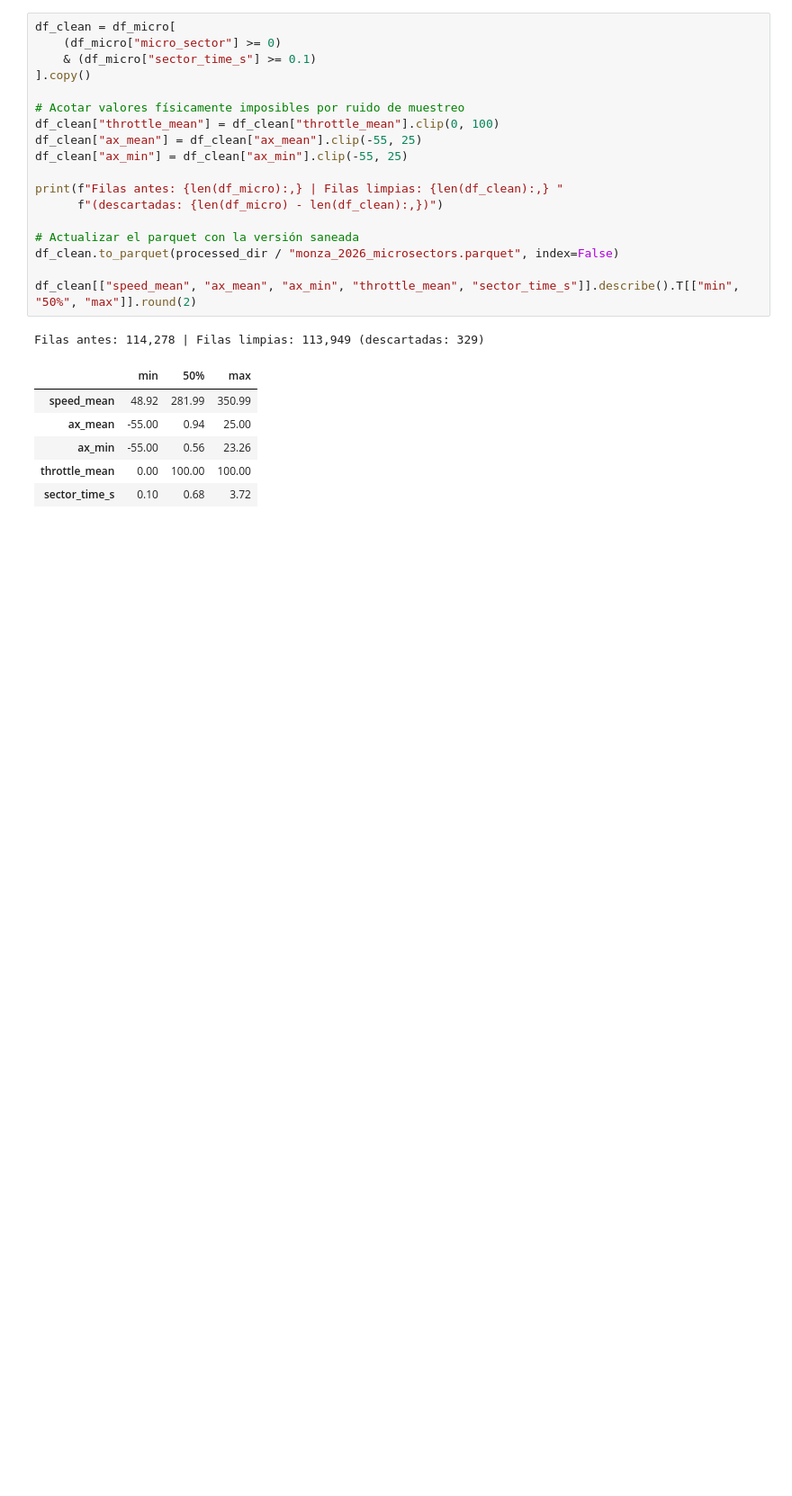
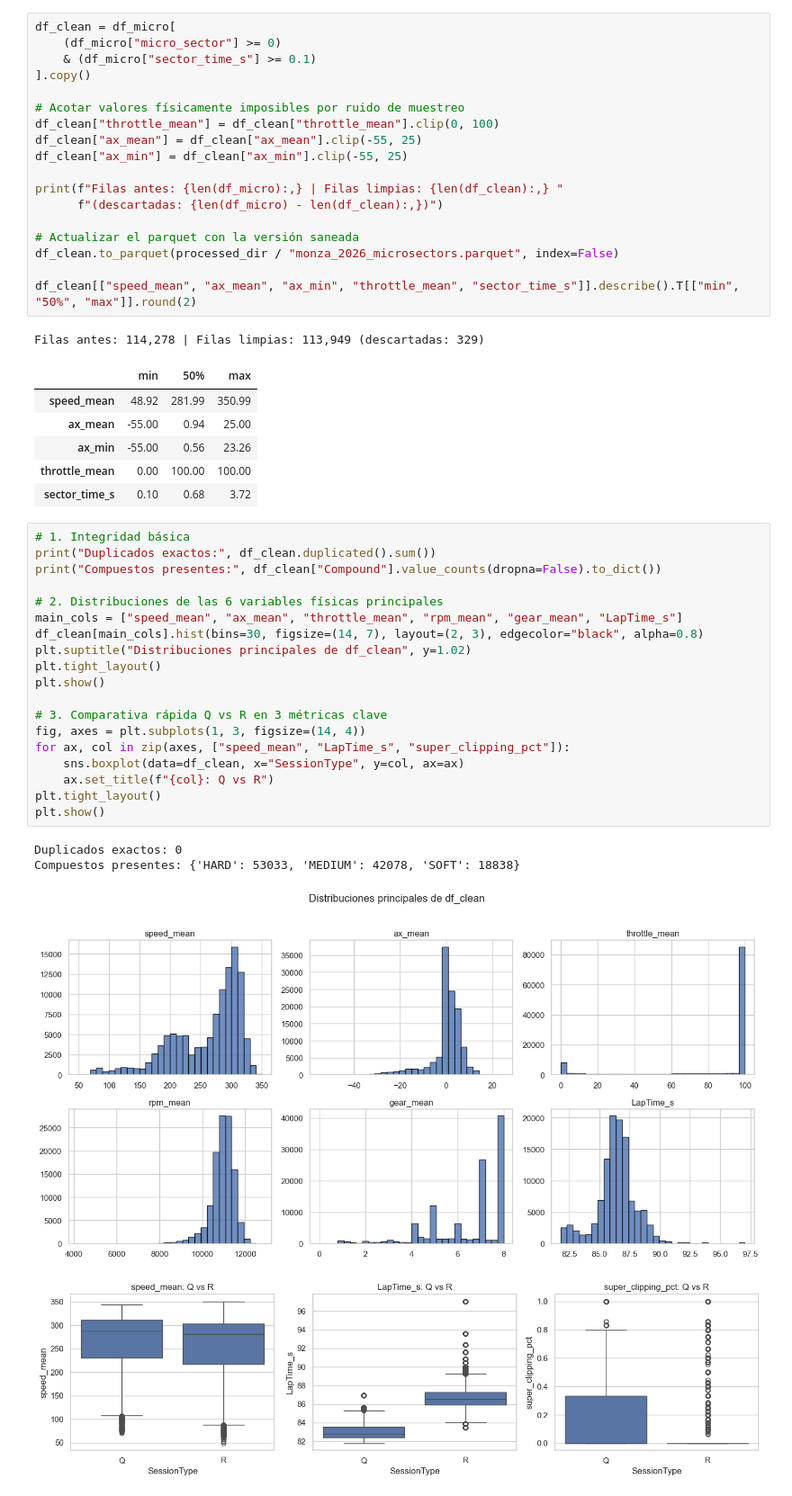
Before and after one commit to BorjaBG/F1-2026-power-unit-ml, a Jupyter notebook: notebook.ipynb, the cells around one changed output. Shown at 90% size. Cells and saved outputs as stored; diff of their text form; blank space fills up the shorter version.

Commit message:
Finished with telemetry cleaning

```diff
--- a/notebook.ipynb
+++ b/notebook.ipynb
@@ -472,3 +472,27 @@ Filas antes: 114,278 | Filas limpias: 113,949 (descartadas: 329)
 | ax_min | -55.00 | 0.56 | 23.26 |
 | throttle_mean | 0.00 | 100.00 | 100.00 |
 | sector_time_s | 0.10 | 0.68 | 3.72 |
+# %%
+# 1. Integridad básica
+print("Duplicados exactos:", df_clean.duplicated().sum())
+print("Compuestos presentes:", df_clean["Compound"].value_counts(dropna=False).to_dict())
+
+# 2. Distribuciones de las 6 variables físicas principales
+main_cols = ["speed_mean", "ax_mean", "throttle_mean", "rpm_mean", "gear_mean", "LapTime_s"]
+df_clean[main_cols].hist(bins=30, figsize=(14, 7), layout=(2, 3), edgecolor="black", alpha=0.8)
+plt.suptitle("Distribuciones principales de df_clean", y=1.02)
+plt.tight_layout()
+plt.show()
+
+# 3. Comparativa rápida Q vs R en 3 métricas clave
+fig, axes = plt.subplots(1, 3, figsize=(14, 4))
+for ax, col in zip(axes, ["speed_mean", "LapTime_s", "super_clipping_pct"]):
+    sns.boxplot(data=df_clean, x="SessionType", y=col, ax=ax)
+    ax.set_title(f"{col}: Q vs R")
+plt.tight_layout()
+plt.show()
+# %% [output]
+Duplicados exactos: 0
+Compuestos presentes: {'HARD': 53033, 'MEDIUM': 42078, 'SOFT': 18838}
+[figure, added]
+[figure, added]
```
Also changed, not shown: parts of 8 cells of this notebook.
